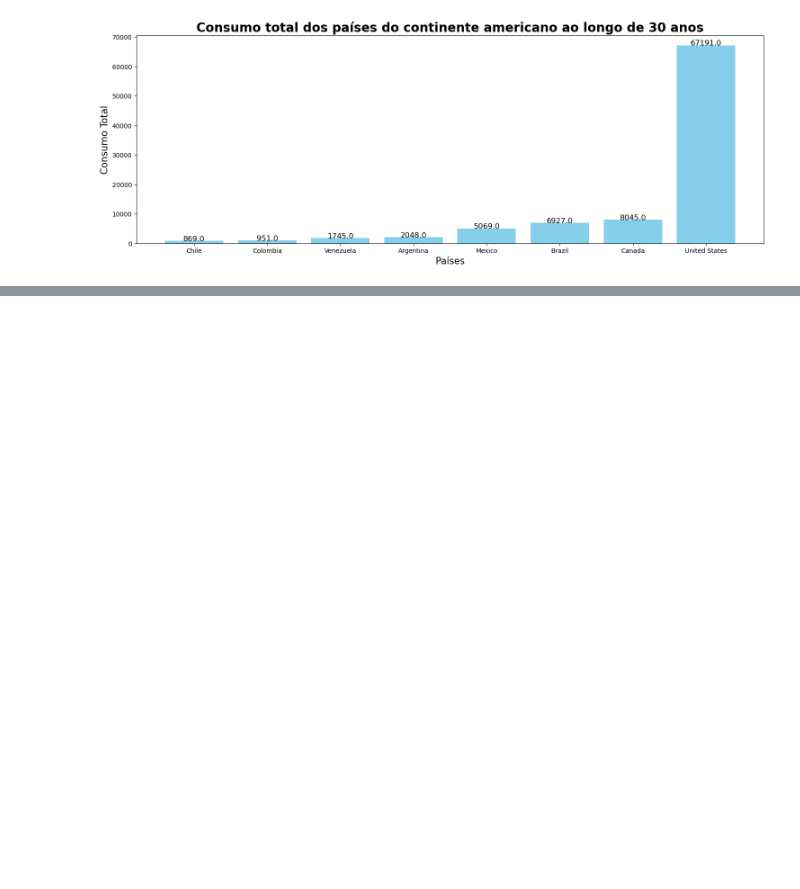
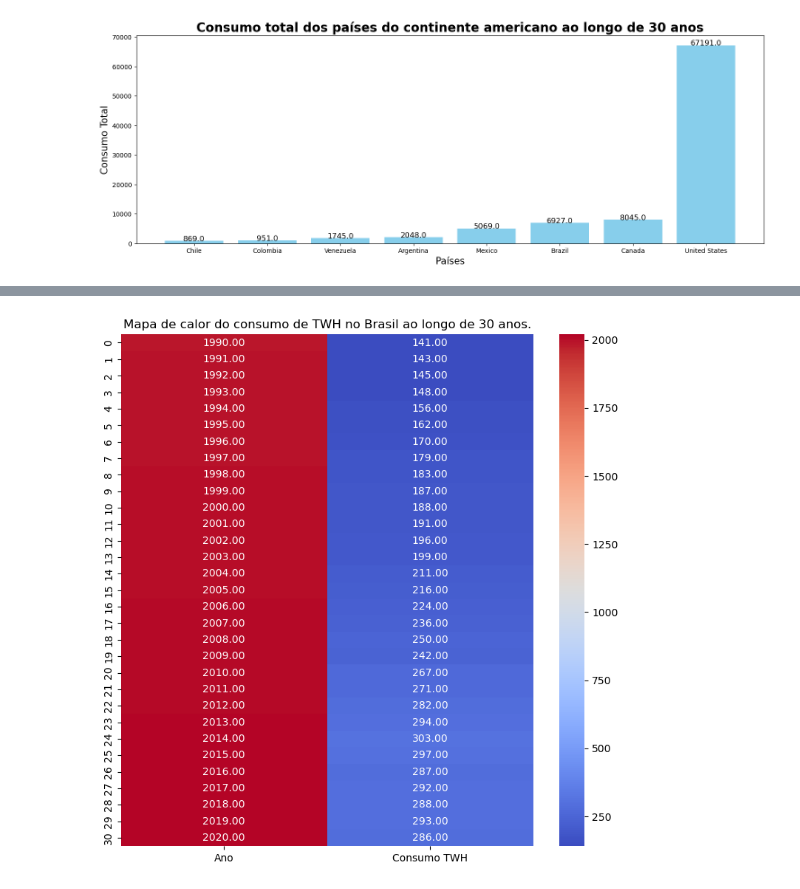
Before and after one commit to DanielMF14/analise_TWH_Continentes, a Jupyter notebook: Consumo_TWH_Paises.ipynb, the cells around one changed output, grey strips where cells are left out. Drawn from its saved outputs; the diff is of its cells as text; code cells hidden in the pictures; blank space fills up the shorter version.

```diff
--- a/Consumo_TWH_Paises.ipynb
+++ b/Consumo_TWH_Paises.ipynb
@@ -134,0 +164,6 @@ plt.show()
+# %%
+# Vamos copiar um novo df para ultilizarmos no nosso mapa de calor:
+df_Consumo_Brasil1 = df_Consumo_Brasil.copy().reset_index()
+# %%
+# Vamos renomear as colunas do nosso df:
+df_Consumo_Brasil1.columns = ['Ano','Consumo TWH']
@@ -134,0 +190,8 @@ plt.show()
+# %%
+# Plotando heatmap:
+plt.figure(figsize=(9,9))
+sns.heatmap(df_Consumo_Brasil1, annot=True, cmap='coolwarm', fmt='.2f')
+plt.title('Mapa de calor do consumo de TWH no Brasil ao longo de 30 anos.')
+plt.show()
+# %% [output]
+[figure, added]
```
Also changed, not shown: parts of 5 cells of this notebook.
